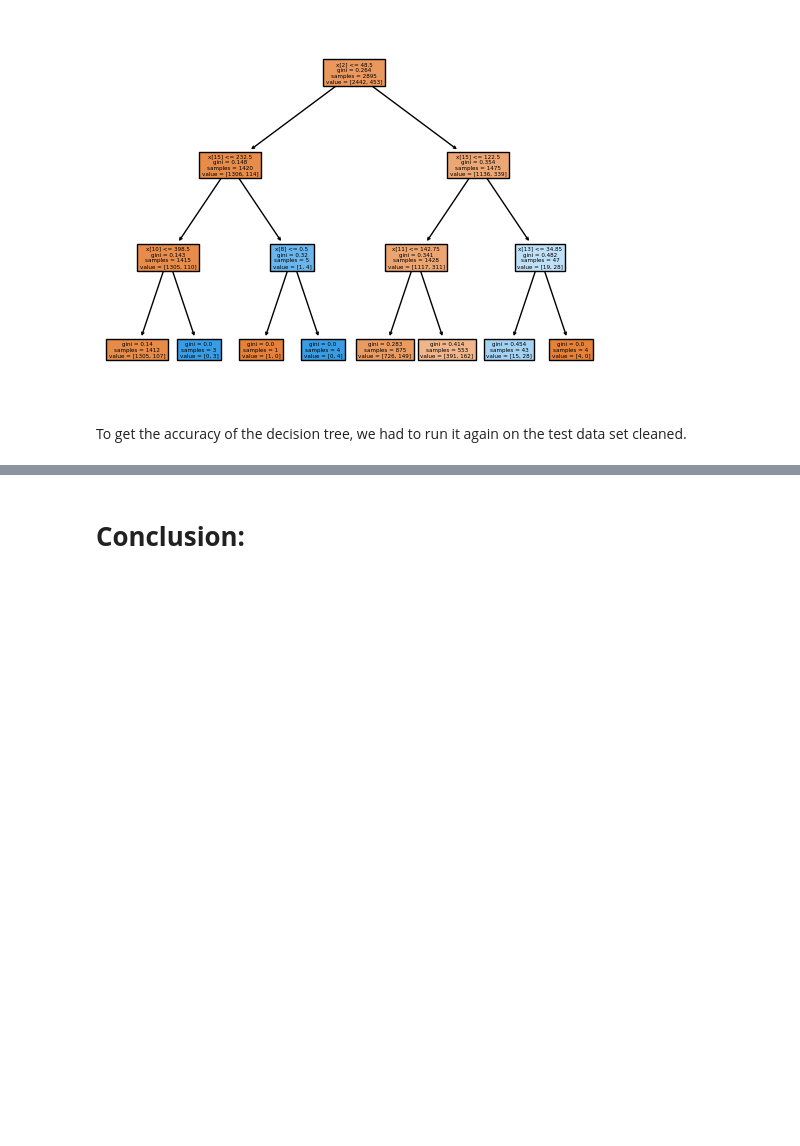
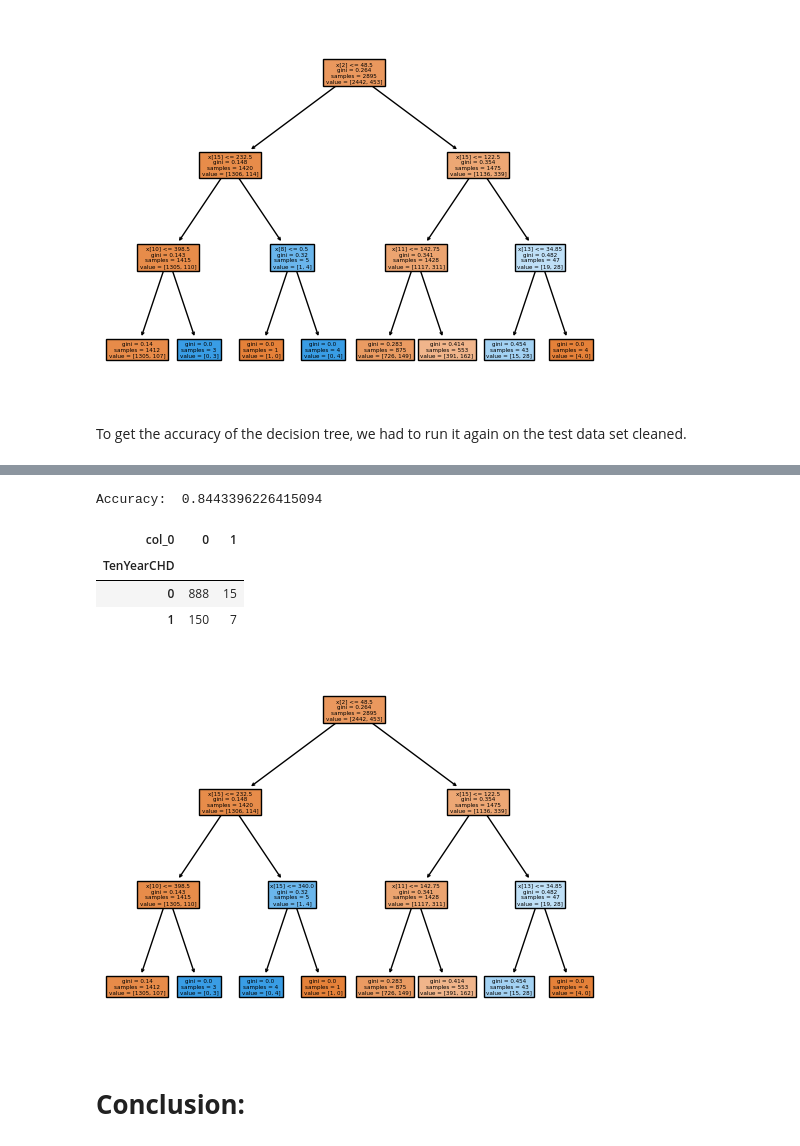
Before and after one commit to Ethan-code-1/project_chd, a Jupyter notebook: Project__2__Coronary_Heart_Disease_WriteUp.ipynb, the cells around one changed output, grey strips where cells are left out. Saved outputs shown, nothing was run; the diff lists cells and outputs as text; code cells hidden in the pictures; blank space fills up the shorter version.

Commit message:
Added more information to results section

```diff
--- a/Project__2__Coronary_Heart_Disease_WriteUp.ipynb
+++ b/Project__2__Coronary_Heart_Disease_WriteUp.ipynb
@@ -173,3 +218,39 @@ To get the accuracy of the decision tree, we had to run it again on the test dat
+# %%
+#Running the model again with the test data set cleaned, to get accuracy (R2)
+
+from sklearn.tree import DecisionTreeClassifier # Import the tree classifier
+from sklearn.tree import plot_tree # Import the tree classifier
+
+# Process data:
+y_train = df['TenYearCHD']
+X_train = df.drop(['TenYearCHD'], axis=1)
+y_test = df_test['TenYearCHD']
+X_test = df_test.drop(['TenYearCHD'], axis = 1)
+
+# Fit decision tree:
+cart = DecisionTreeClassifier() # Create a classifier object
+cart = DecisionTreeClassifier(max_depth=3) #Keeping the tree from over fitting
+cart = cart.fit(X_train, y_train) # Fit the classifier
+
+# Visualize results:
+plot_tree(cart,filled=True)
+
+## Make Predictions on the Test Set
+y_hat = cart.predict(X_test)
+
+## Confusion Matrix
+tab = pd.crosstab(y_test,y_hat) # Compute confusion matrix
+acc = (tab.iloc[0,0]+tab.iloc[1,1])/(tab.iloc[0,0]+tab.iloc[1,1]+tab.iloc[0,1]+tab.iloc[1,0]) # Compute Accuracy
+#acc = np.trace(tab)/np.sum(np.sum(tab,axis=0)) # Faster way to compute accuracy
+print('Accuracy: ', acc, '\n')
+pd.crosstab(y_test,y_hat)
+# %% [output]
+Accuracy:  0.8443396226415094
+| col_0 | 0 | 1 |
+| TenYearCHD |  |  |
+| 0 | 888 | 15 |
+| 1 | 150 | 7 |
+[figure, added]
 # %% [markdown]
 # **Conclusion:**
 # %% [markdown]
```
Also changed, not shown: parts of 1 cell of this notebook.
